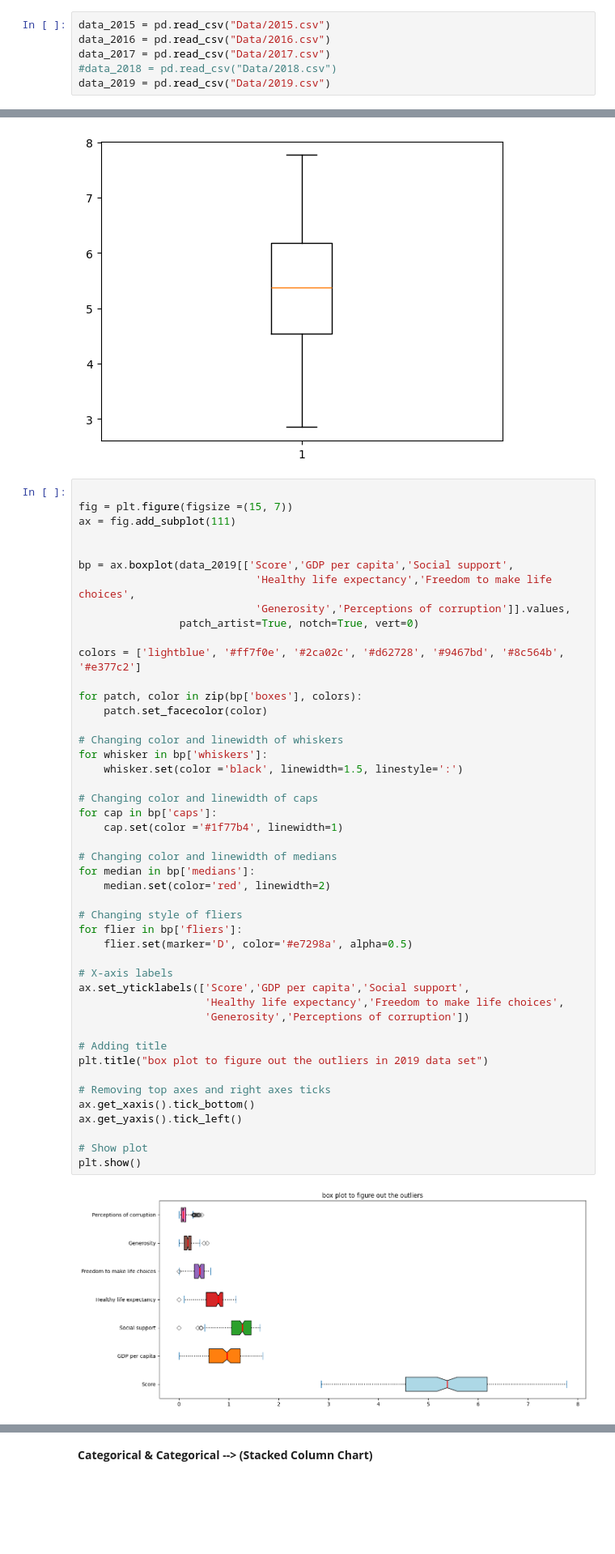
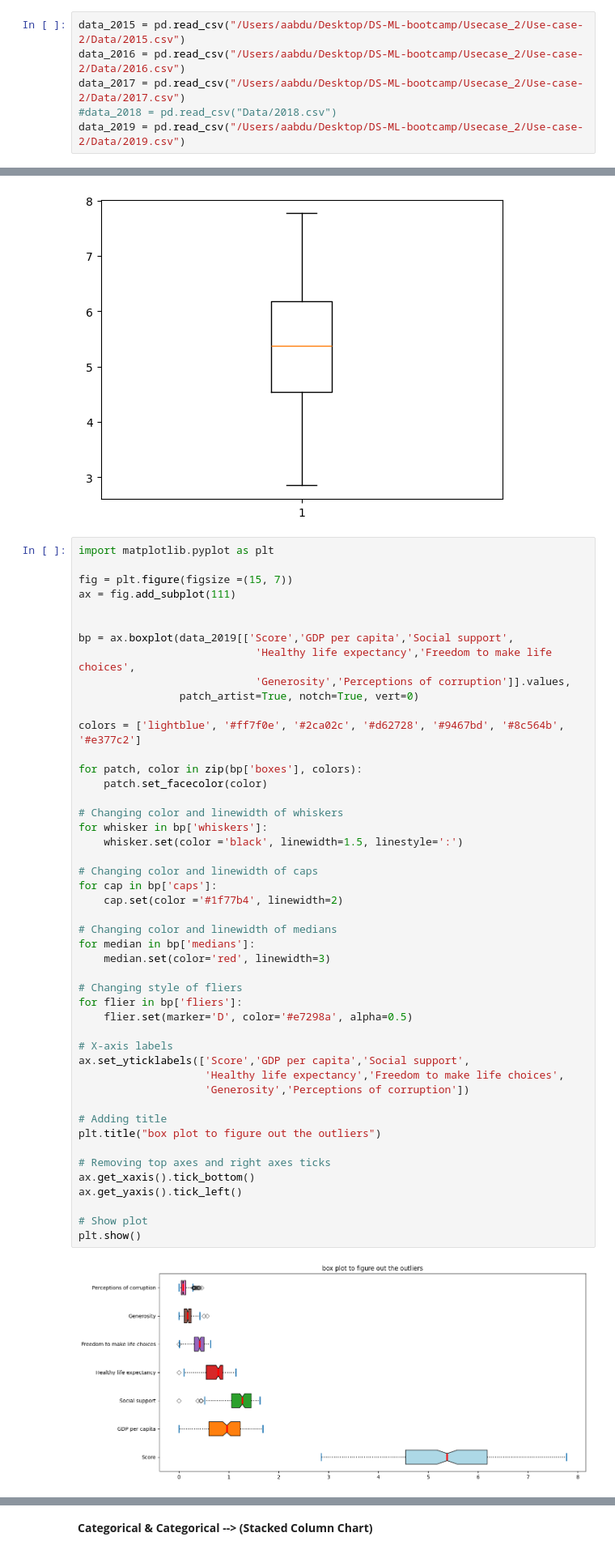
Before and after one commit to Tw-0l/Happiness-Report, a Jupyter notebook: EDA explain template.ipynb, the cells around one changed output, grey strips where cells are left out. Shown: that part at 81% size. Saved outputs shown, nothing was run; the diff lists cells and outputs as text; blank space fills up the shorter version.

```diff
--- a/EDA explain template.ipynb
+++ b/EDA explain template.ipynb
@@ -12,11 +14,11 @@ from scipy.stats import zscore
 ## Loading the data
 We can now load the dataset into pandas using the read_csv() function. This converts the CSV file into a Pandas dataframe.
 # %%
-data_2015 = pd.read_csv("Data/2015.csv")
-data_2016 = pd.read_csv("Data/2016.csv")
-data_2017 = pd.read_csv("Data/2017.csv")
+data_2015 = pd.read_csv("/Users/aabdu/Desktop/DS-ML-bootcamp/Usecase_2/Use-case-2/Data/2015.csv")
+data_2016 = pd.read_csv("/Users/aabdu/Desktop/DS-ML-bootcamp/Usecase_2/Use-case-2/Data/2016.csv")
+data_2017 = pd.read_csv("/Users/aabdu/Desktop/DS-ML-bootcamp/Usecase_2/Use-case-2/Data/2017.csv")
 #data_2018 = pd.read_csv("Data/2018.csv")
-data_2019 = pd.read_csv("Data/2019.csv")
+data_2019 = pd.read_csv("/Users/aabdu/Desktop/DS-ML-bootcamp/Usecase_2/Use-case-2/Data/2019.csv")
 # %% [markdown]
 ### Viewing the dataframe
 We can get a quick sense of the size of our dataset by using the shape method. This returns a tuple with the number of rows and columns in the dataset.
@@ -710,6 +685,7 @@ plt.show()
 # %% [output]
 [figure]
 # %%
+import matplotlib.pyplot as plt
 
 fig = plt.figure(figsize =(15, 7))
 ax = fig.add_subplot(111)
@@ -726,35 +702,35 @@ for patch, color in zip(bp['boxes'], colors):
     patch.set_facecolor(color)
 
 # Changing color and linewidth of whiskers
 for whisker in bp['whiskers']:
     whisker.set(color ='black', linewidth=1.5, linestyle=':')
 
 # Changing color and linewidth of caps
 for cap in bp['caps']:
-    cap.set(color ='#1f77b4', linewidth=1)
+    cap.set(color ='#1f77b4', linewidth=2)
 
 # Changing color and linewidth of medians
 for median in bp['medians']:
-    median.set(color='red', linewidth=2)
+    median.set(color='red', linewidth=3)
 
 # Changing style of fliers
 for flier in bp['fliers']:
     flier.set(marker='D', color='#e7298a', alpha=0.5)
 
 # X-axis labels
 ax.set_yticklabels(['Score','GDP per capita','Social support',
                     'Healthy life expectancy','Freedom to make life choices',
                     'Generosity','Perceptions of corruption'])
 
 # Adding title
-plt.title("box plot to figure out the outliers in 2019 data set")
+plt.title("box plot to figure out the outliers")
 
 # Removing top axes and right axes ticks
 ax.get_xaxis().tick_bottom()
 ax.get_yaxis().tick_left()
 
 # Show plot
 plt.show()
 # %% [output]
-[figure, old version]
+[figure, new version]
 # %%
```
Also changed, not shown: parts of 31 cells of this notebook.
